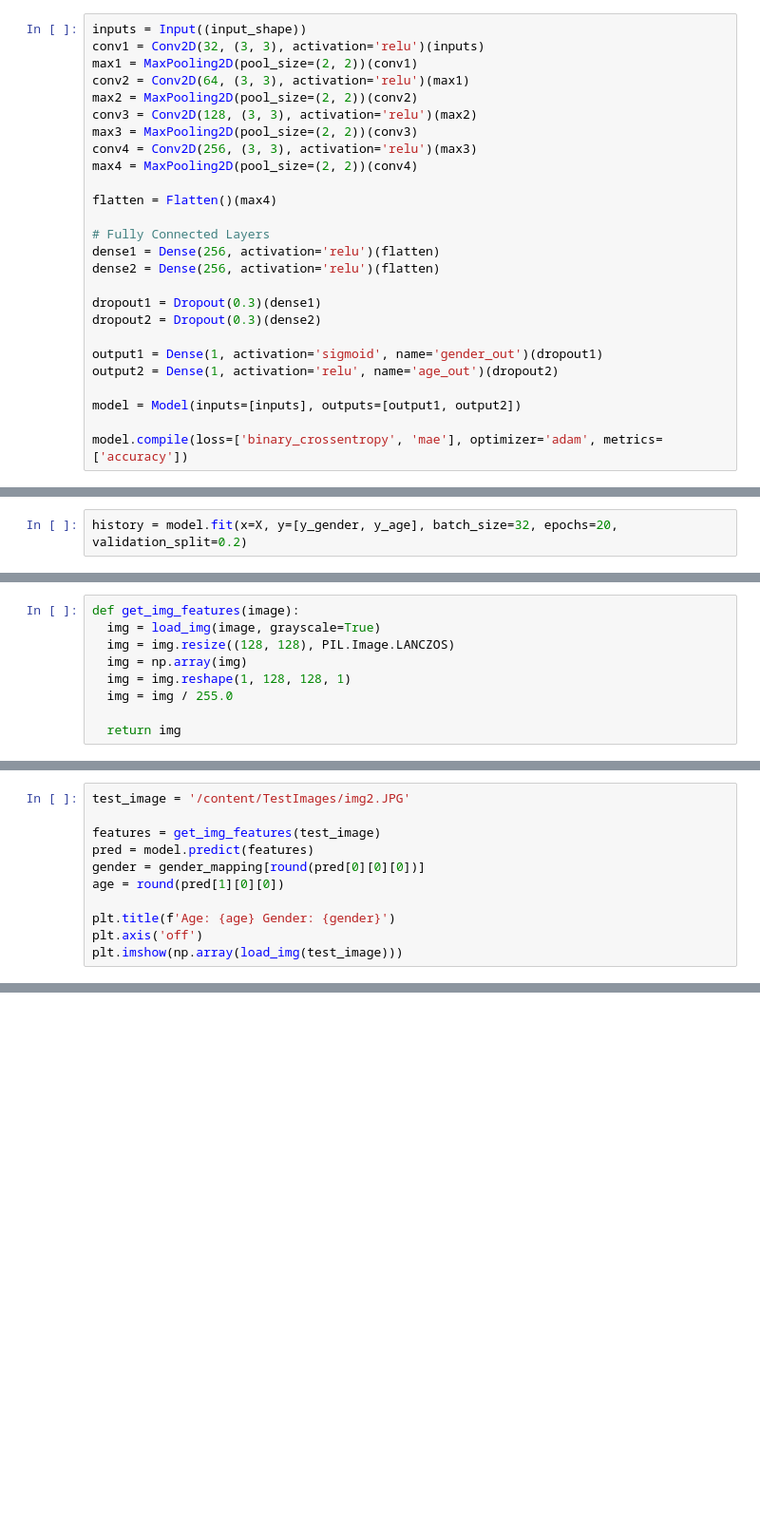
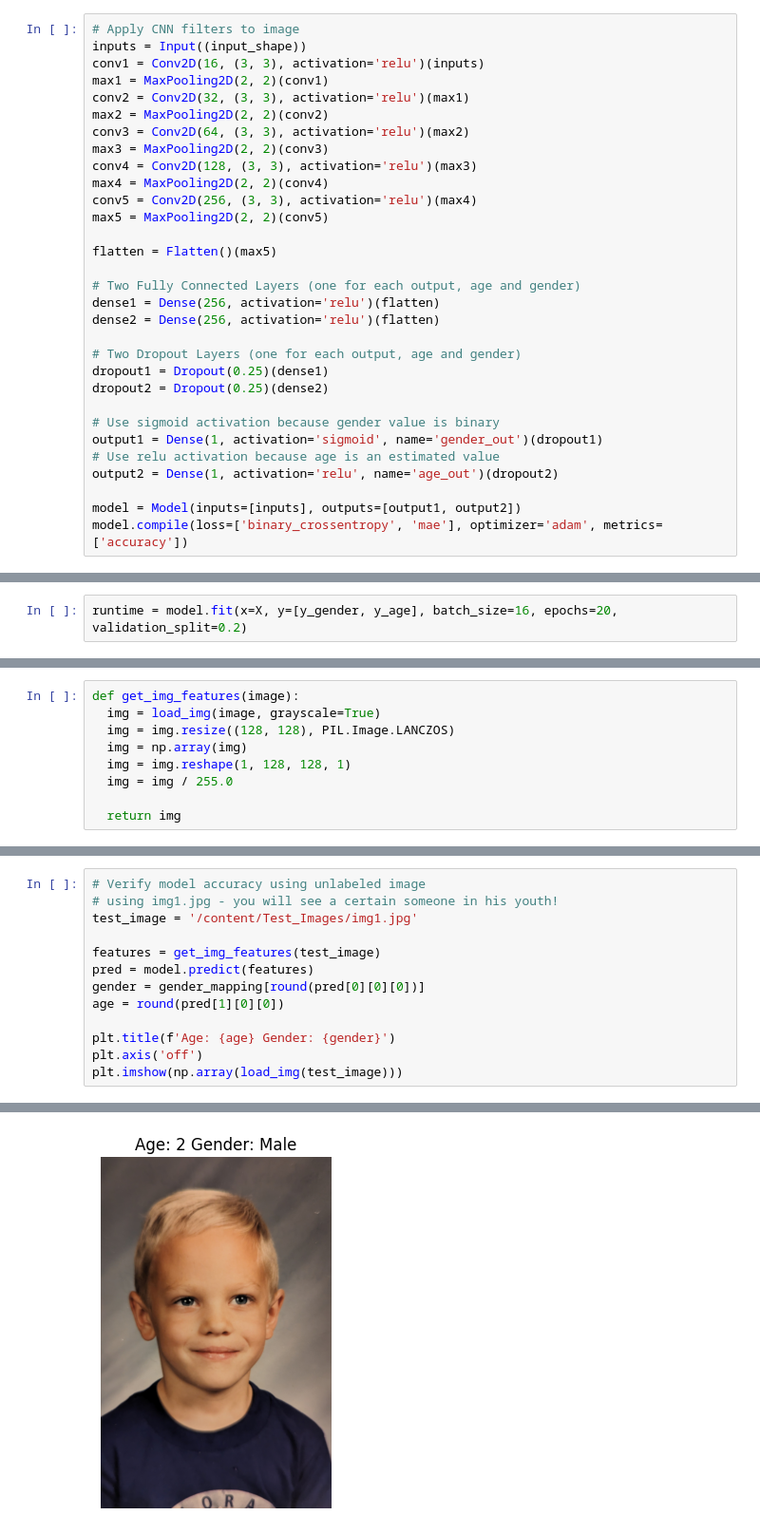
Before and after one commit to kristophersmo/CSC419_FinalProject, a Jupyter notebook: AgeGender.ipynb, the cells around one changed output, grey strips where cells are left out. Shown at 95% size. Drawn from its saved outputs; the diff is of its cells as text; blank space fills up the shorter version.

```diff
--- a/AgeGender.ipynb
+++ b/AgeGender.ipynb
@@ -117,26 +147,31 @@ input_shape = (128, 128, 1)
 # %%
+# Apply CNN filters to image
 inputs = Input((input_shape))
-conv1 = Conv2D(32, (3, 3), activation='relu')(inputs)
-max1 = MaxPooling2D(pool_size=(2, 2))(conv1)
-conv2 = Conv2D(64, (3, 3), activation='relu')(max1)
-max2 = MaxPooling2D(pool_size=(2, 2))(conv2)
-conv3 = Conv2D(128, (3, 3), activation='relu')(max2)
-max3 = MaxPooling2D(pool_size=(2, 2))(conv3)
-conv4 = Conv2D(256, (3, 3), activation='relu')(max3)
-max4 = MaxPooling2D(pool_size=(2, 2))(conv4)
+conv1 = Conv2D(16, (3, 3), activation='relu')(inputs)
+max1 = MaxPooling2D(2, 2)(conv1)
+conv2 = Conv2D(32, (3, 3), activation='relu')(max1)
+max2 = MaxPooling2D(2, 2)(conv2)
+conv3 = Conv2D(64, (3, 3), activation='relu')(max2)
+max3 = MaxPooling2D(2, 2)(conv3)
+conv4 = Conv2D(128, (3, 3), activation='relu')(max3)
+max4 = MaxPooling2D(2, 2)(conv4)
+conv5 = Conv2D(256, (3, 3), activation='relu')(max4)
+max5 = MaxPooling2D(2, 2)(conv5)
 
-flatten = Flatten()(max4)
+flatten = Flatten()(max5)
 
-# Fully Connected Layers
+# Two Fully Connected Layers (one for each output, age and gender)
 dense1 = Dense(256, activation='relu')(flatten)
 dense2 = Dense(256, activation='relu')(flatten)
 
-dropout1 = Dropout(0.3)(dense1)
-dropout2 = Dropout(0.3)(dense2)
+# Two Dropout Layers (one for each output, age and gender)
+dropout1 = Dropout(0.25)(dense1)
+dropout2 = Dropout(0.25)(dense2)
 
+# Use sigmoid activation because gender value is binary
 output1 = Dense(1, activation='sigmoid', name='gender_out')(dropout1)
+# Use relu activation because age is an estimated value
 output2 = Dense(1, activation='relu', name='age_out')(dropout2)
 
 model = Model(inputs=[inputs], outputs=[output1, output2])
-
 model.compile(loss=['binary_crossentropy', 'mae'], optimizer='adam', metrics=['accuracy'])
@@ -147,2 +184,2 @@ plot_model(model)
 # %%
-history = model.fit(x=X, y=[y_gender, y_age], batch_size=32, epochs=20, validation_split=0.2)
+runtime = model.fit(x=X, y=[y_gender, y_age], batch_size=16, epochs=20, validation_split=0.2)
@@ -163,5 +219,7 @@ if not os.path.exists('/content/TestImages'):
 # %%
-test_image = '/content/TestImages/img2.JPG'
+# Verify model accuracy using unlabeled image
+# using img1.jpg - you will see a certain someone in his youth!
+test_image = '/content/Test_Images/img1.jpg'
 
 features = get_img_features(test_image)
 pred = model.predict(features)
@@ -171,3 +229,4 @@ age = round(pred[1][0][0])
 plt.title(f'Age: {age} Gender: {gender}')
 plt.axis('off')
 plt.imshow(np.array(load_img(test_image)))
+# %% [output]
@@ -173,0 +235 @@ plt.imshow(np.array(load_img(test_image)))
+[figure, added]
```
Also changed, not shown: parts of 20 cells of this notebook.
